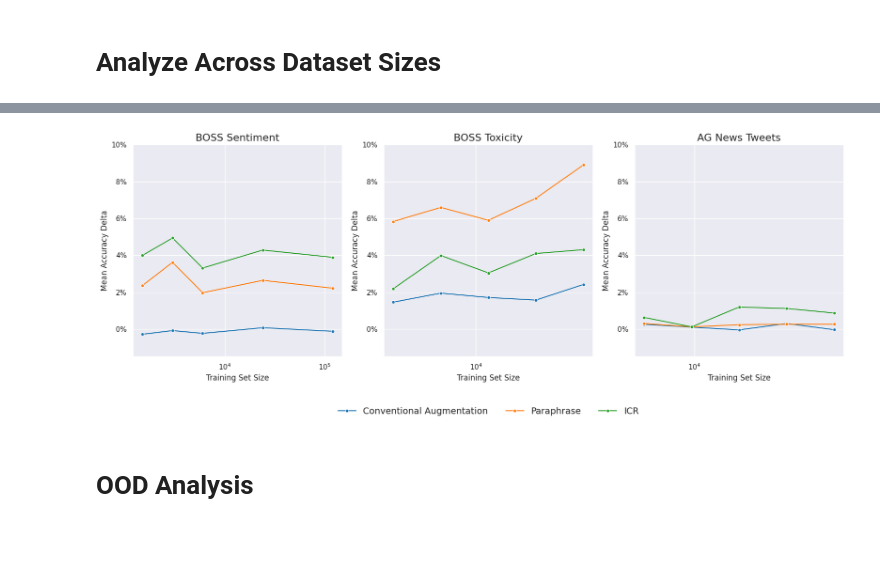
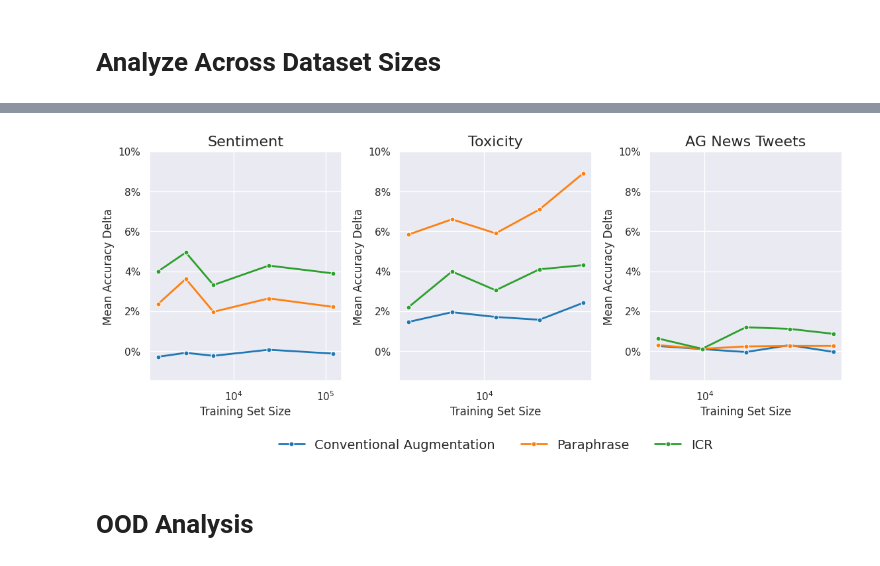
Before and after one commit to Kyle1668/LLM-TTA, a Jupyter notebook: notebooks/method_analysis_paper.ipynb, the cells around one changed output, grey strips where cells are left out. Drawn from its saved outputs; the diff is of its cells as text; code cells hidden in the pictures; blank space fills up the shorter version.

Commit message:
Cretae more figures and add better cpu support

```diff
--- a/notebooks/method_analysis_paper.ipynb
+++ b/notebooks/method_analysis_paper.ipynb
@@ -18,6 +18,13 @@ aug_regex = re.compile(r"<aug>(.*?)</aug>", re.DOTALL)
 # %%
 # set seeds
 np.random.seed(42)
+# %%
+# plotting constants
+TITLE_FONT_SIZE = 16
+WSPACE = 0.3
+FIGURE_HEIGHT = 5
+LINE_WIDTH = 2
+FIG_SIZE = 4.5
 # %%
 
 inference_logs = load_from_disk("data/combined_dataset")
@@ -246,10 +253,18 @@ for task_name in pandas_form:
             })
 
 
-fig, axes = plt.subplots(1, 3, figsize=(20, 6))
+fig, axes = plt.subplots(1, 3, figsize=(3 * FIG_SIZE, FIG_SIZE))
 for i, task_name in enumerate(["BOSS_Sentiment", "BOSS_Toxicity", "AgNewsTweets"]):
     df = pd.concat([pd.DataFrame(pandas_form[task_name][data_count]) for data_count in pandas_form[task_name]])
-    sns.lineplot(data=df, x="data_count", y="avg_delta", hue="tta_method", ax=axes[i], marker="o", markersize=5)
+    sns.lineplot(
+        data=df,
+        x="data_count",
+        y="avg_delta",
+        hue="tta_method",
+        ax=axes[i],
+        linewidth=LINE_WIDTH,
+        marker="o",
+        markersize=5)
 
     # set x label to Training Set Size
     axes[i].set_xlabel("Training Set Size")
@@ -258,42 +273,43 @@ for i, task_name in enumerate(["BOSS_Sentiment", "BOSS_Toxicity", "AgNewsTweets"
     axes[i].set_xscale("log")
     # axes[i].set_xticks(df["data_count"].sort_values().unique().tolist())
 
     # create five equally spaced ticks between the min and max of the x axis
     # axes[i].set_xticks(np.linspace(df["data_count"].min(), df["data_count"].max(), 5))
 
     # set y label to Mean Absolute Accuracy Delta
     axes[i].set_ylabel("Mean Accuracy Delta")
 
     # make the y axis percents that go to the hundreds place
     axes[i].yaxis.set_major_formatter(lambda x, pos: f"{x:.0%}")
 
     # standardize the y axis
     axes[i].set_ylim(-0.015, 0.1)
 
     title_text = {
-        "BOSS_Sentiment": "BOSS Sentiment",
-        "BOSS_Toxicity": "BOSS Toxicity",
+        "BOSS_Sentiment": "Sentiment",
+        "BOSS_Toxicity": "Toxicity",
         "AgNewsTweets": "AG News Tweets",
     }
-
-    axes[i].set_title(title_text[task_name], fontsize=16)
+    axes[i].set_title(title_text[task_name], fontsize=TITLE_FONT_SIZE)
 
     # se legend to the bottom left
     axes[i].legend(loc="lower right")
 
     # remove leegnd in not middle plot
     if i != 1:
         axes[i].get_legend().remove()
     else:
         # center below plot with no frame
         axes[i].legend(loc="upper center", bbox_to_anchor=(0.5, -0.20), ncol=5, frameon=False, fontsize=14)
 
-# add padding
-# plt.tight_layout(pad=0.5)
-if not os.path.exists("../datasets/analysis/figures/"):
-    os.makedirs("../datasets/analysis/figures/")
-fig.savefig("../datasets/analysis/figures/method_analysis_data_ablation.png", bbox_inches="tight")
+# add padding for labels
+fig.subplots_adjust(wspace=WSPACE, hspace=WSPACE)
+
+# plt.tight_layout()
+if not os.path.exists("figures/"):
+    os.makedirs("figures/")
+fig.savefig("figures/method_analysis_data_ablation.png", bbox_inches="tight")
 # %% [output]
-[figure, old version]
+[figure, new version]
 # %% [markdown]
 # OOD Analysis
```
Also changed, not shown: parts of 26 cells of this notebook, 9 other files.
